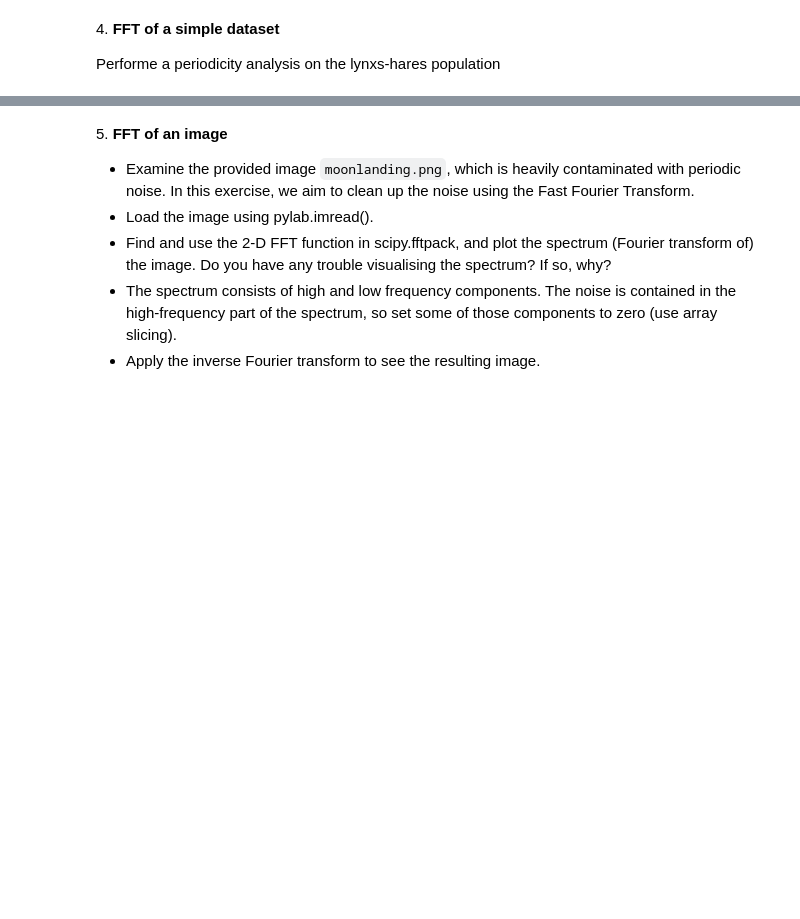
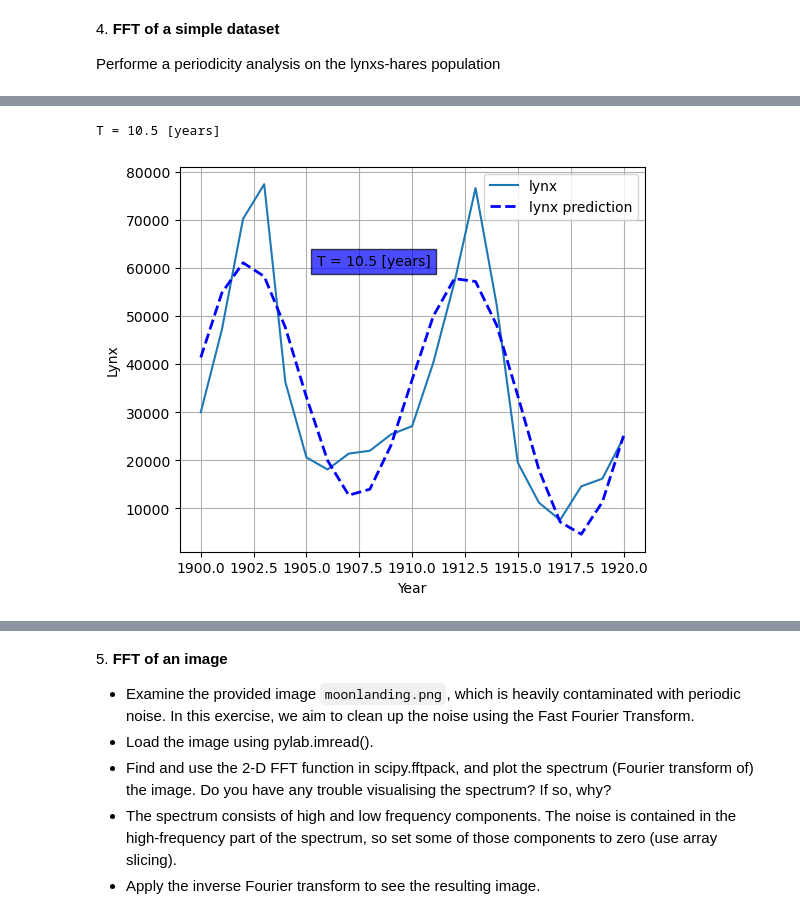
Before and after one commit to vepe99/LaboratoryOfComputationalPhysics_Y5, a Jupyter notebook: 09ex_Algorithms.ipynb, the cells around one changed output, grey strips where cells are left out. Drawn from its saved outputs; the diff is of its cells as text; code cells hidden in the pictures; blank space fills up the shorter version.

```diff
--- a/09ex_Algorithms.ipynb
+++ b/09ex_Algorithms.ipynb
@@ -212,0 +255,18 @@ Performe a periodicity analysis on the lynxs-hares population
+# %%
+high_freq_fft = lynx_fft.copy()
+high_freq_fft[np.abs(sample_freq) > peak_freq] = 0 #this mask put to zero the oscillation that are faster then the major one
+filtered_lynx = fftpack.ifft(high_freq_fft) #inverse fft
+
+plt.figure(figsize=(6,5))
+plt.plot(year, lynx, label='lynx')
+plt.plot(year, filtered_lynx, '--b',label='lynx prediction', linewidth=2)
+text=f'T = {1/peak_freq} [years]'
+print(text)
+plt.text(1905.5, 60500, f'T = {1/peak_freq} [years]', bbox=dict(facecolor='b', alpha=0.7))
+plt.xlabel('Year')
+plt.ylabel('Lynx')
+plt.legend()
+plt.grid()
+# %% [output]
+T = 10.5 [years]
+[figure, added]
```
Also changed, not shown: parts of 6 cells of this notebook.
